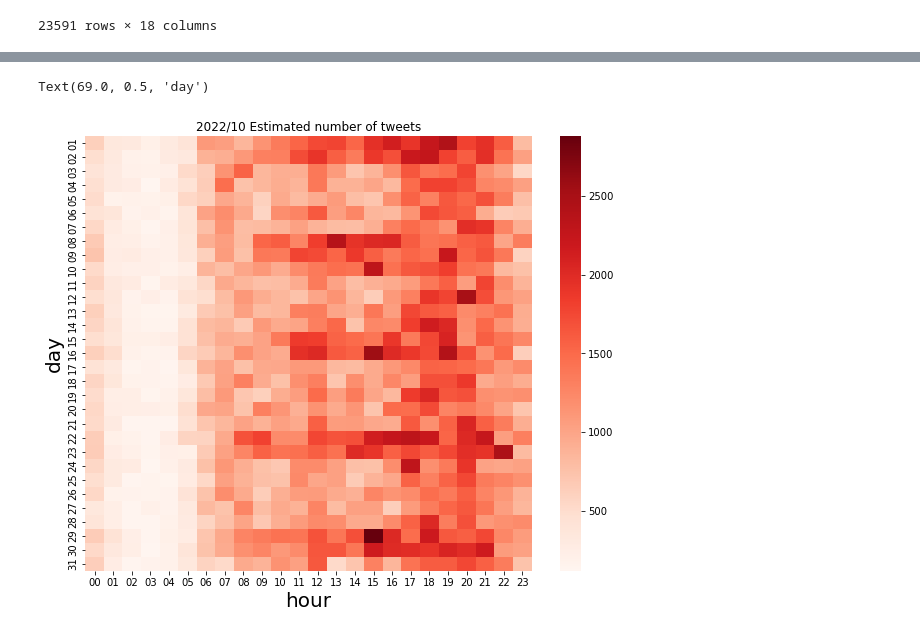
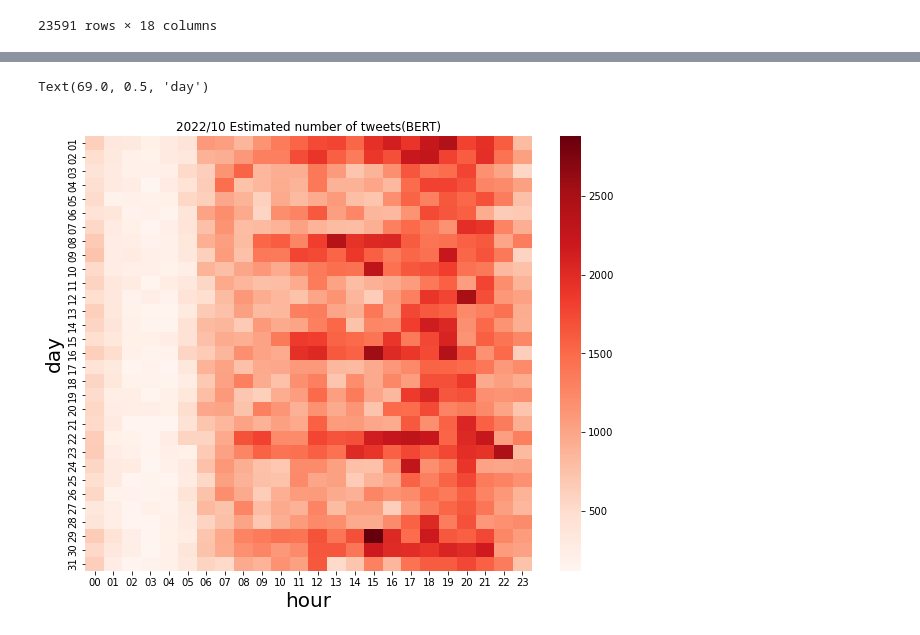
Before and after one commit to sy-zvjkqv/persons_move_analysis, a Jupyter notebook: notebooks/1month/analysis.ipynb, the cells around one changed output, grey strips where cells are left out. Cells and saved outputs as stored; diff of their text form; code cells hidden in the pictures.

```diff
--- a/notebooks/1month/analysis.ipynb
+++ b/notebooks/1month/analysis.ipynb
@@ -128,9 +168,9 @@ estimate = scipy.stats.zscore(estimate, axis=None)
 # %%
 plt.subplots(facecolor="white",figsize=(10,8))
 heatmap = sns.heatmap(estimate,xticklabels=hour_list, yticklabels=day_list, cmap="Reds")
-heatmap.set_title('2022/10 Estimated number of tweets')
+heatmap.set_title('2022/10 Estimated number of tweets(BERT)')
 heatmap.set_xlabel('hour',fontsize=20)
 heatmap.set_ylabel('day',fontsize=20)
 # %% [output]
 Text(69.0, 0.5, 'day')
-[figure, old version]
+[figure, new version]
```
Also changed, not shown: parts of 2 cells of this notebook, 7 other files.
